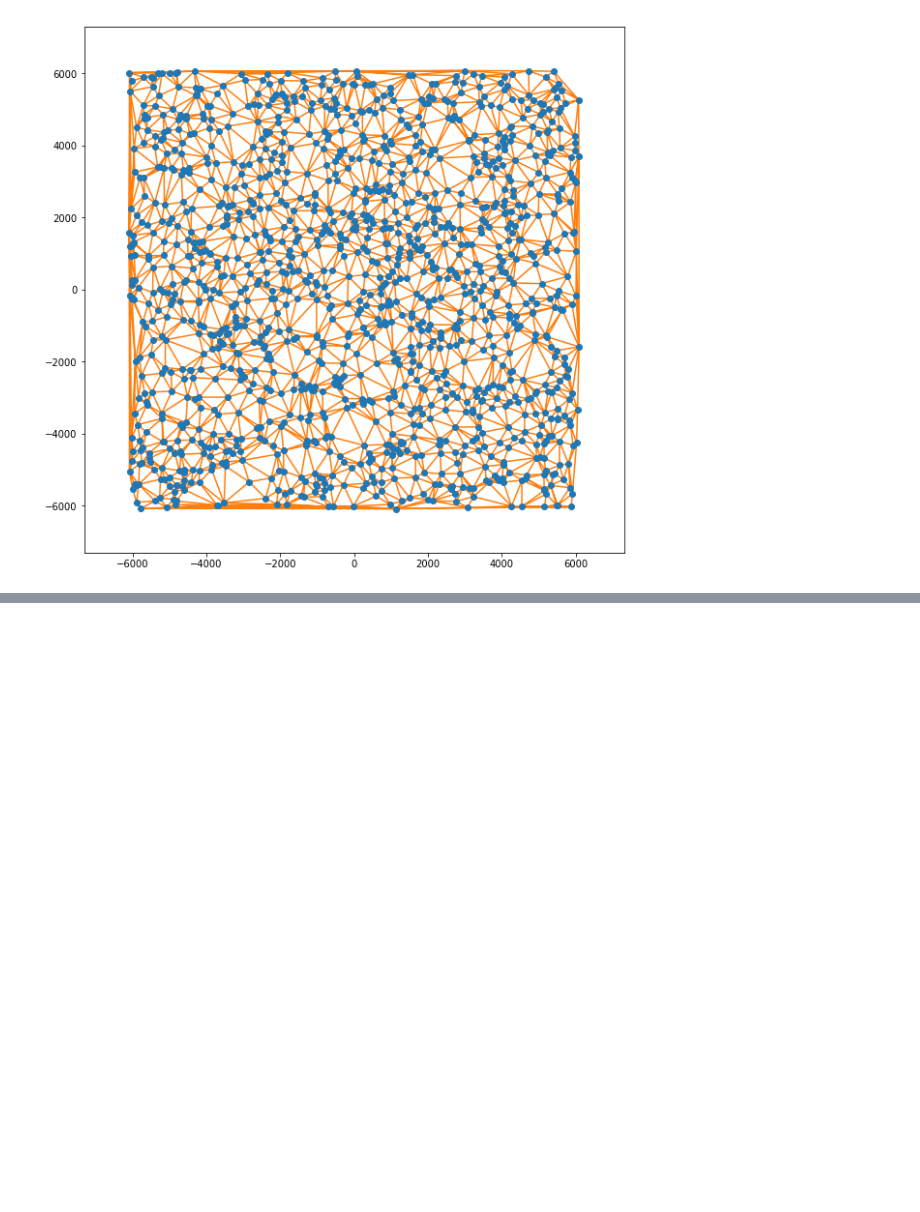
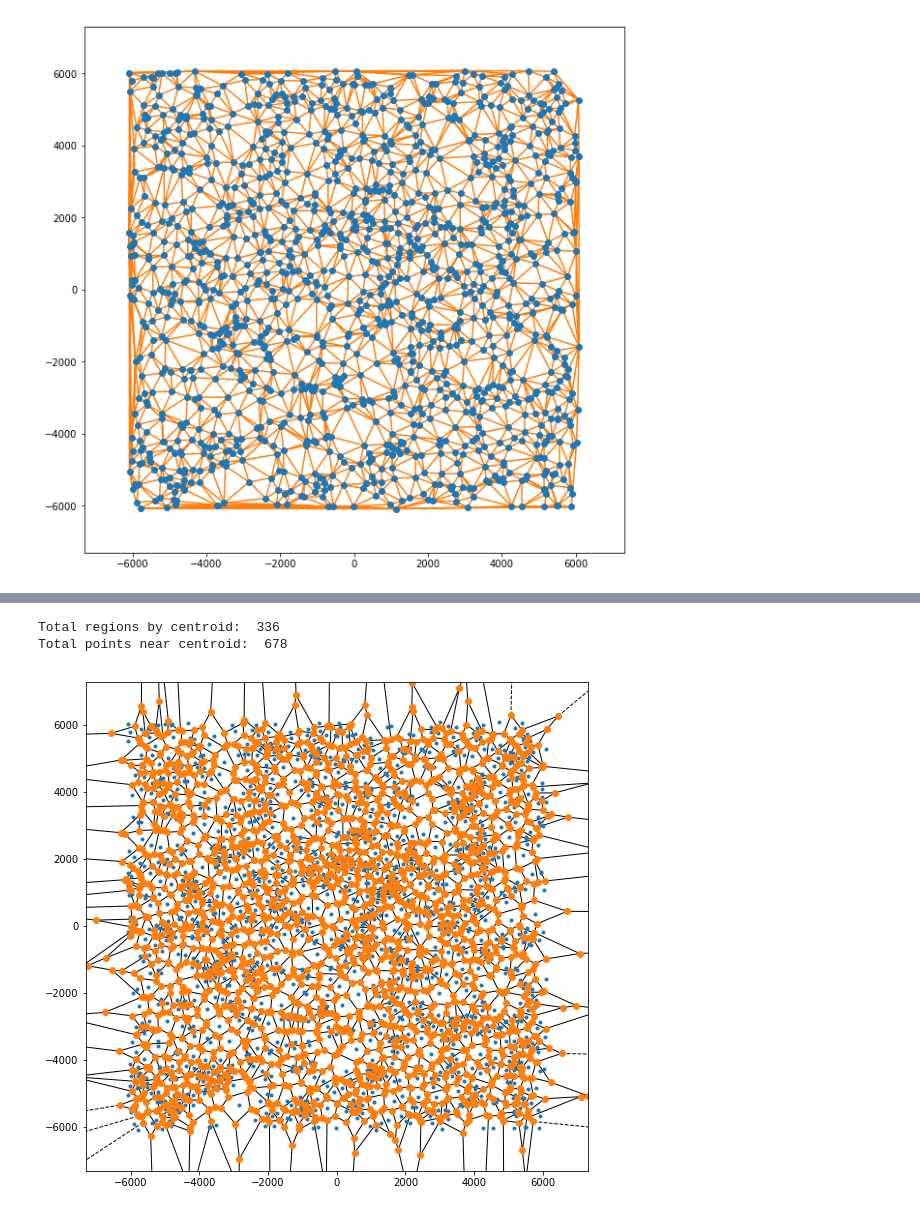
Before and after one commit to LuisFalva/ArchipelagoChallenge, a Jupyter notebook: Archipelago_Bitso/Bitso_archipelago_challenge.ipynb, the cells around one changed output, grey strips where cells are left out. Drawn from its saved outputs; the diff is of its cells as text; code cells hidden in the pictures; blank space fills up the shorter version.

Commit message:
[UPDATE] Integrating Voronois algorithm

```diff
--- a/Archipelago_Bitso/Bitso_archipelago_challenge.ipynb
+++ b/Archipelago_Bitso/Bitso_archipelago_challenge.ipynb
@@ -24,6 +25,6 @@ path_file = '../data/test_case.txt'
 # %%
 archi_ds = (spark.read.format("csv").options(header="true").load(path_file))
 # %%
-archipelagosDF = archi_ds.withColumn('x', spark_split(archi_ds['1'], ' ').getItem(1).cast(DoubleType()))\
-                         .withColumn('y', spark_split(archi_ds['1'], ' ').getItem(0).cast(DoubleType()))\
+archipelagosDF = archi_ds.withColumn('x', spark_split(archi_ds['1'], ' ').getItem(1).cast(IntegerType()))\
+                         .withColumn('y', spark_split(archi_ds['1'], ' ').getItem(0).cast(IntegerType()))\
                          .drop('1')
@@ -135,0 +110,65 @@ Loading BokehJS ...
+# %%
+eps = sys.float_info.epsilon
+bounding_box = np.array([0.0, 10000.0, 0.0, 10000.0])
+# %%
+def in_box(arch_pts, bounding_box):
+    return np.logical_and(np.logical_and(bounding_box[0] <= points[:, 0],
+                                         points[:, 0] <= bounding_box[1]),
+                          np.logical_and(bounding_box[2] <= points[:, 1],
+                                         points[:, 1] <= bounding_box[3]))
+# %%
+def voronoi_selection(arch_pts, bounding_box):
+    i = in_box(arch_pts, bounding_box)
+
+    points_center = arch_pts[i,:]
+    points_left = np.copy(points_center)
+    points_left[:,0] = bounding_box[0] - (points_left[:,0] - bounding_box[0])
+    points_right = np.copy(points_center)
+    points_right[:,0] = bounding_box[1] + (bounding_box[1] - points_right[:,0])
+    points_down = np.copy(points_center)
+    points_down[:,1] = bounding_box[2] - (points_down[:,1] - bounding_box[2])
+    points_up = np.copy(points_center)
+    points_up[:,1] = bounding_box[3] + (bounding_box[3] - points_up[:,1])
+    pts = np.append(points_center,
+                   np.append(np.append(points_left,
+                                       points_right,
+                                       axis=0),
+                             np.append(points_down,
+                                       points_up,
+                                       axis=0),
+                            axis=0),
+                   axis=0)
+
+    vor = Voronoi(pts)
+
+    regions = []
+    for region in vor.regions:
+        flag = True
+        for index in region:
+            if index == -1:
+                flag = False
+                break
+            else:
+                x = vor.vertices[index, 0]
+                y = vor.vertices[index, 1]
+                if not(bounding_box[0] - eps <= x and x <= bounding_box[1] + eps and
+                       bounding_box[2] - eps <= y and y <= bounding_box[3] + eps):
+                    flag = False
+                    break
+        if region != [] and flag:
+            regions.append(region)
+    vor.filtered_points = points_center
+    vor.filtered_regions = regions
+    print('Total regions by centroid: ', len(vor.filtered_regions))
+    print('Total points near centroid: ', vor.filtered_points.size)
+    return vor
+
+voronoi_selection(points, bounding_box)
+voronoi_plot_2d(vor)
+fig = plt.gcf()
+fig.set_size_inches(9, 9)
+plt.show()
+# %% [output]
+Total regions by centroid:  336
+Total points near centroid:  678
+[figure, added]
```
Also changed, not shown: parts of 13 cells of this notebook, 1 other file.
